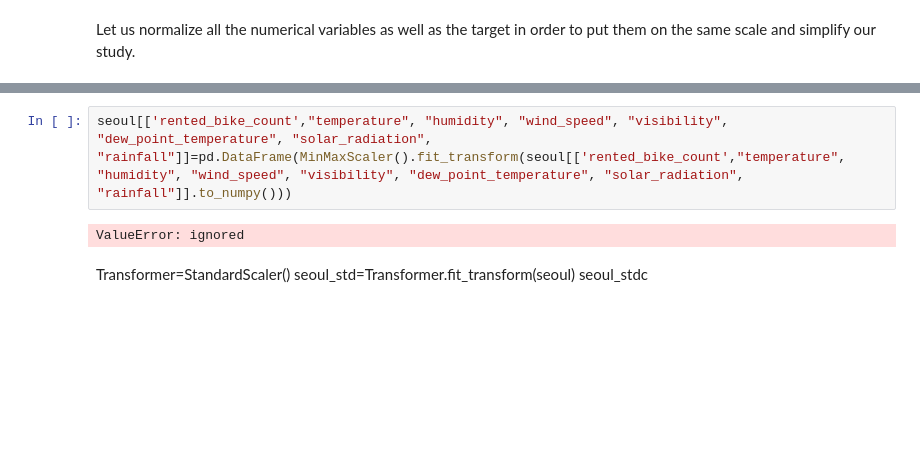
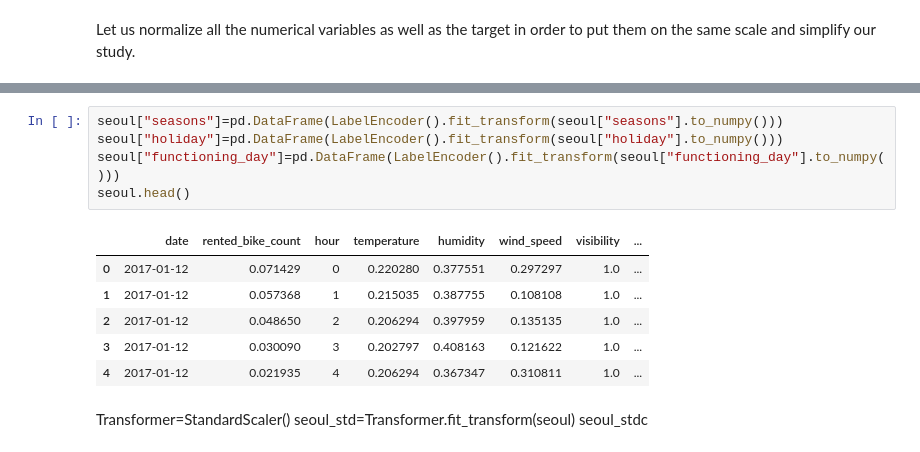
Before and after one commit to Wjnnje/Python_for_data_analysis, a Jupyter notebook: Projet_Final_Mathilde_SALAUN_Ines_PEREZ.ipynb, the cells around one changed output, grey strips where cells are left out. Saved outputs shown, nothing was run; the diff lists cells and outputs as text; blank space fills up the shorter version.

```diff
--- a/Projet_Final_Mathilde_SALAUN_Ines_PEREZ.ipynb
+++ b/Projet_Final_Mathilde_SALAUN_Ines_PEREZ.ipynb
@@ -176,7 +184,15 @@ seoul[['rented_bike_count',"temperature", "humidity", "wind_speed", "visibility"
 # %%
-seoul[['rented_bike_count',"temperature", "humidity", "wind_speed", "visibility", "dew_point_temperature", "solar_radiation", "rainfall"]]=pd.DataFrame(MinMaxScaler().fit_transform(seoul[['rented_bike_count',"temperature", "humidity", "wind_speed", "visibility", "dew_point_temperature", "solar_radiation", "rainfall"]].to_numpy()))
+seoul["seasons"]=pd.DataFrame(LabelEncoder().fit_transform(seoul["seasons"].to_numpy()))
+seoul["holiday"]=pd.DataFrame(LabelEncoder().fit_transform(seoul["holiday"].to_numpy()))
+seoul["functioning_day"]=pd.DataFrame(LabelEncoder().fit_transform(seoul["functioning_day"].to_numpy()))
+seoul.head()
 # %% [output]
-ValueError: ignored
+|  | date | rented_bike_count | hour | temperature | humidity | wind_speed | visibility | ... |
+| 0 | 2017-01-12 | 0.071429 | 0 | 0.220280 | 0.377551 | 0.297297 | 1.0 | ... |
+| 1 | 2017-01-12 | 0.057368 | 1 | 0.215035 | 0.387755 | 0.108108 | 1.0 | ... |
+| 2 | 2017-01-12 | 0.048650 | 2 | 0.206294 | 0.397959 | 0.135135 | 1.0 | ... |
+| 3 | 2017-01-12 | 0.030090 | 3 | 0.202797 | 0.408163 | 0.121622 | 1.0 | ... |
+| 4 | 2017-01-12 | 0.021935 | 4 | 0.206294 | 0.367347 | 0.310811 | 1.0 | ... |
 # %% [markdown]
 Transformer=StandardScaler()
 seoul_std=Transformer.fit_transform(seoul)
```
Also changed, not shown: parts of 1 cell of this notebook.
